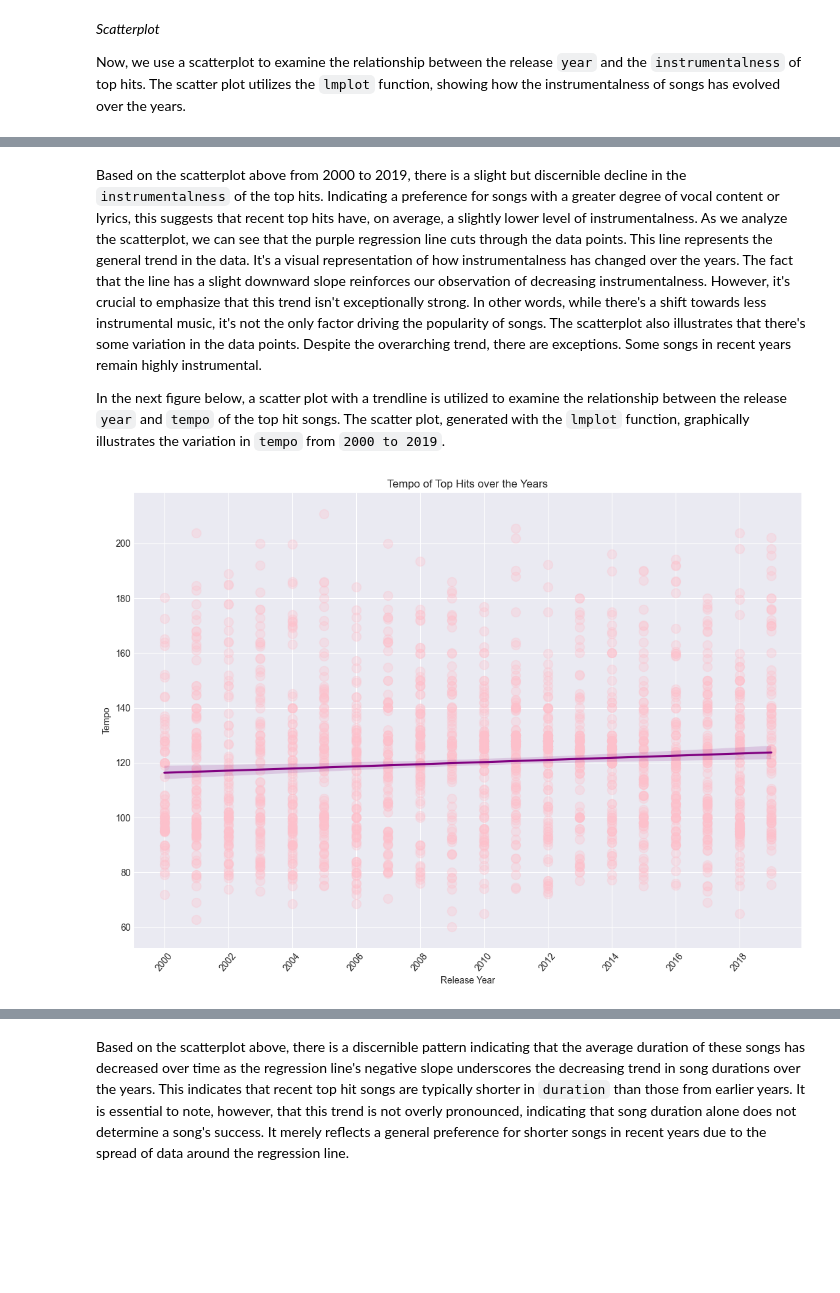
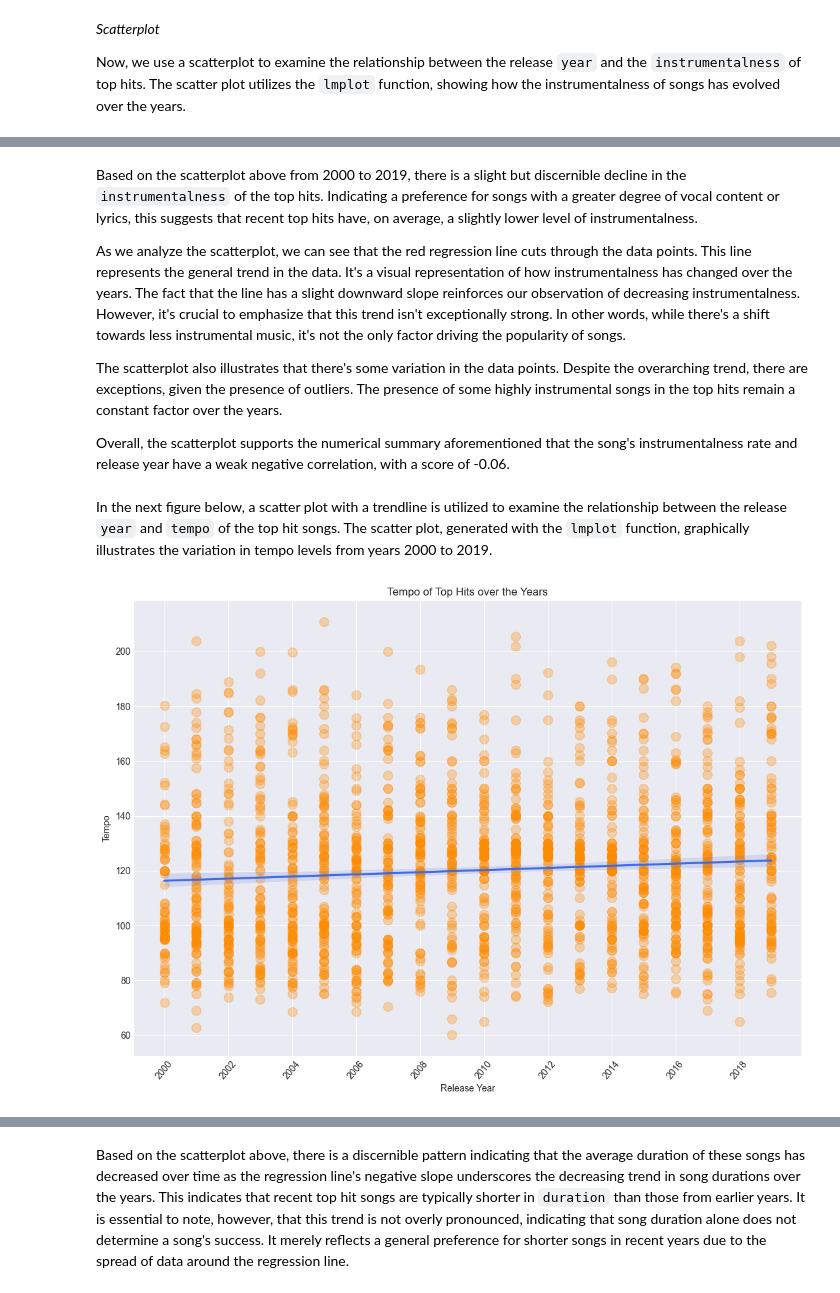
Before and after one commit to angelocguerra/csmodel-casestudy, a Jupyter notebook: MCO1.ipynb, the cells around one changed output, grey strips where cells are left out. Drawn from its saved outputs; the diff is of its cells as text; code cells hidden in the pictures; blank space fills up the shorter version.

```diff
--- a/MCO1.ipynb
+++ b/MCO1.ipynb
@@ -886,23 +886,29 @@ plt.show()
 # %% [markdown]
-Based on the scatterplot above from 2000 to 2019, there is a slight but discernible decline in the `instrumentalness` of the top hits. Indicating a preference for songs with a greater degree of vocal content or lyrics, this suggests that recent top hits have, on average, a slightly lower level of instrumentalness. As we analyze the scatterplot, we can see that the purple regression line cuts through the data points. This line represents the general trend in the data. It's a visual representation of how instrumentalness has changed over the years. The fact that the line has a slight downward slope reinforces our observation of decreasing instrumentalness. However, it's crucial to emphasize that this trend isn't exceptionally strong. In other words, while there's a shift towards less instrumental music, it's not the only factor driving the popularity of songs. The scatterplot also illustrates that there's some variation in the data points. Despite the overarching trend, there are exceptions. Some songs in recent years remain highly instrumental.
+Based on the scatterplot above from 2000 to 2019, there is a slight but discernible decline in the `instrumentalness` of the top hits. Indicating a preference for songs with a greater degree of vocal content or lyrics, this suggests that recent top hits have, on average, a slightly lower level of instrumentalness.
 
-In the next figure below, a scatter plot with a trendline is utilized to examine the relationship between the release `year` and `tempo` of the top hit songs. The scatter plot, generated with the `lmplot` function, graphically illustrates the variation in `tempo` from `2000 to 2019`.
+As we analyze the scatterplot, we can see that the red regression line cuts through the data points. This line represents the general trend in the data. It's a visual representation of how instrumentalness has changed over the years. The fact that the line has a slight downward slope reinforces our observation of decreasing instrumentalness. However, it's crucial to emphasize that this trend isn't exceptionally strong. In other words, while there's a shift towards less instrumental music, it's not the only factor driving the popularity of songs.
+
+The scatterplot also illustrates that there's some variation in the data points. Despite the overarching trend, there are exceptions, given the presence of outliers. The presence of some highly instrumental songs in the top hits remain a constant factor over the years.
+
+Overall, the scatterplot supports the numerical summary aforementioned that the song's instrumentalness rate and release year have a weak negative correlation, with a score of -0.06.
+# %% [markdown]
+In the next figure below, a scatter plot with a trendline is utilized to examine the relationship between the release `year` and `tempo` of the top hit songs. The scatter plot, generated with the `lmplot` function, graphically illustrates the variation in tempo levels from years 2000 to 2019.
 # %%
 # scatter plot of year vs tempo
-ax = sb.lmplot(data = spotify_df, x = 'year', y = 'tempo', scatter_kws = {'s': 100, 'alpha': 0.3, 'color': 'pink'}, line_kws = {'color': 'purple'})
+ax = sb.lmplot(data = spotify_df, x = 'year', y = 'tempo', scatter_kws = {'s': 100, 'alpha': 0.3, 'color': 'darkorange'}, line_kws = {'color': 'royalblue'})
 
 # adjust size
 ax.figure.set_size_inches(12, 8)
 
 # add labels
 plt.title('Tempo of Top Hits over the Years')
 plt.xlabel('Release Year')
 plt.ylabel('Tempo')
 plt.xticks(np.arange(2000, 2020, 2), rotation=50)
 
 plt.show()
 # %% [output]
-[figure, old version]
+[figure, new version]
 # %% [markdown]
 Based on the scatterplot above, the `tempo` has increased subtly but noticeably over the years. This suggests that, on average, the tempos of more recent top hits tend to be slightly faster. The upward slope of the regression line reinforces our observation of an increasing tempo in recent top hits. However, it's vital to recognize that this trend is not overwhelmingly pronounced. The scatterplot also reveals variation in the data points. This variation implies that there are exceptions to the trend. Some songs with slower tempos have still managed to become chart-toppers, underscoring the rich diversity within the music industry.
 
```
Also changed, not shown: parts of 18 cells of this notebook.
